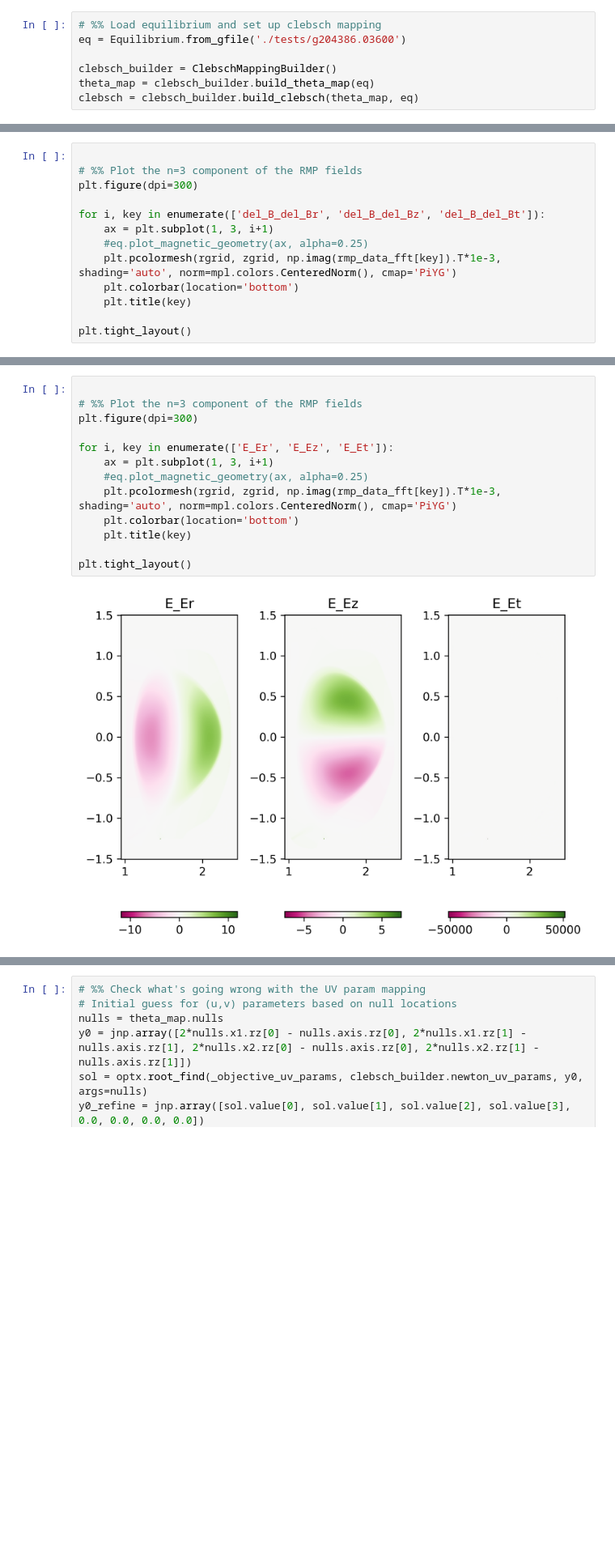
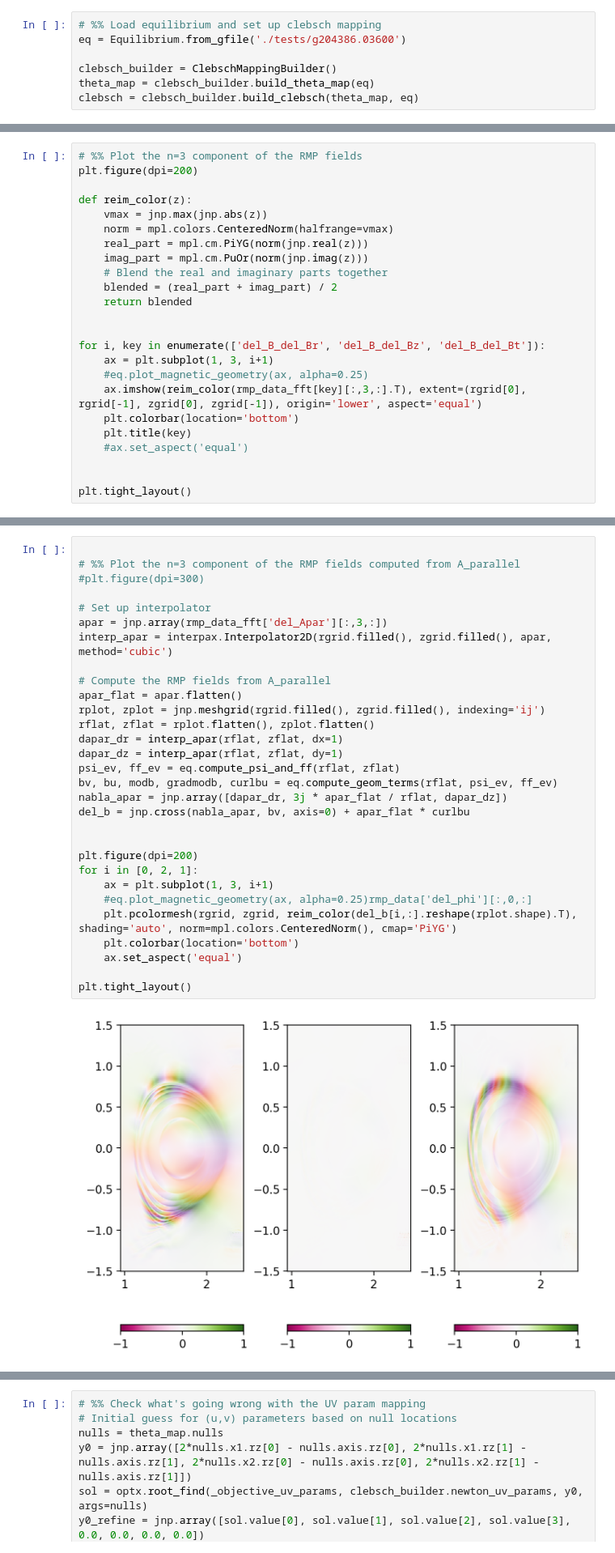
Before and after one commit to Maplenormandy/c1lgkt-jax, a Jupyter notebook: bin/rmp_analysis.ipynb, the cells around one changed output, grey strips where cells are left out. Shown at 81% size. Drawn from its saved outputs; the diff is of its cells as text; blank space fills up the shorter version.

```diff
--- a/bin/rmp_analysis.ipynb
+++ b/bin/rmp_analysis.ipynb
@@ -98,14 +107,25 @@ else:
 # %%
+# %% Plot the n=3 component of the RMP fields
+plt.figure(dpi=200)
 
-# %% Plot the n=3 component of the RMP fields
-plt.figure(dpi=300)
+def reim_color(z):
+    vmax = jnp.max(jnp.abs(z))
+    norm = mpl.colors.CenteredNorm(halfrange=vmax)
+    real_part = mpl.cm.PiYG(norm(jnp.real(z)))
+    imag_part = mpl.cm.PuOr(norm(jnp.imag(z)))
+    # Blend the real and imaginary parts together
+    blended = (real_part + imag_part) / 2
+    return blended
+
 
 for i, key in enumerate(['del_B_del_Br', 'del_B_del_Bz', 'del_B_del_Bt']):
     ax = plt.subplot(1, 3, i+1)
     #eq.plot_magnetic_geometry(ax, alpha=0.25)
-    plt.pcolormesh(rgrid, zgrid, np.imag(rmp_data_fft[key]).T*1e-3, shading='auto', norm=mpl.colors.CenteredNorm(), cmap='PiYG')
+    ax.imshow(reim_color(rmp_data_fft[key][:,3,:].T), extent=(rgrid[0], rgrid[-1], zgrid[0], zgrid[-1]), origin='lower', aspect='equal')
     plt.colorbar(location='bottom')
     plt.title(key)
+    #ax.set_aspect('equal')
+
 
 plt.tight_layout()
 # %% [output]
@@ -113,15 +133,32 @@ plt.tight_layout()
 # %%
 
-# %% Plot the n=3 component of the RMP fields
-plt.figure(dpi=300)
+# %% Plot the n=3 component of the RMP fields computed from A_parallel
+#plt.figure(dpi=300)
 
-for i, key in enumerate(['E_Er', 'E_Ez', 'E_Et']):
+# Set up interpolator
+apar = jnp.array(rmp_data_fft['del_Apar'][:,3,:])
+interp_apar = interpax.Interpolator2D(rgrid.filled(), zgrid.filled(), apar, method='cubic')
+
+# Compute the RMP fields from A_parallel
+apar_flat = apar.flatten()
+rplot, zplot = jnp.meshgrid(rgrid.filled(), zgrid.filled(), indexing='ij')
+rflat, zflat = rplot.flatten(), zplot.flatten()
+dapar_dr = interp_apar(rflat, zflat, dx=1)
+dapar_dz = interp_apar(rflat, zflat, dy=1)
+psi_ev, ff_ev = eq.compute_psi_and_ff(rflat, zflat)
+bv, bu, modb, gradmodb, curlbu = eq.compute_geom_terms(rflat, psi_ev, ff_ev)
+nabla_apar = jnp.array([dapar_dr, 3j * apar_flat / rflat, dapar_dz])
+del_b = jnp.cross(nabla_apar, bv, axis=0) + apar_flat * curlbu
+
+
+plt.figure(dpi=200)
+for i in [0, 2, 1]:
     ax = plt.subplot(1, 3, i+1)
-    #eq.plot_magnetic_geometry(ax, alpha=0.25)
-    plt.pcolormesh(rgrid, zgrid, np.imag(rmp_data_fft[key]).T*1e-3, shading='auto', norm=mpl.colors.CenteredNorm(), cmap='PiYG')
+    #eq.plot_magnetic_geometry(ax, alpha=0.25)rmp_data['del_phi'][:,0,:]
+    plt.pcolormesh(rgrid, zgrid, reim_color(del_b[i,:].reshape(rplot.shape).T), shading='auto', norm=mpl.colors.CenteredNorm(), cmap='PiYG')
     plt.colorbar(location='bottom')
-    plt.title(key)
+    ax.set_aspect('equal')
 
 plt.tight_layout()
 # %% [output]
-[figure, old version]
+[figure, new version]
```
Also changed, not shown: parts of 7 cells of this notebook, 19 other files.
